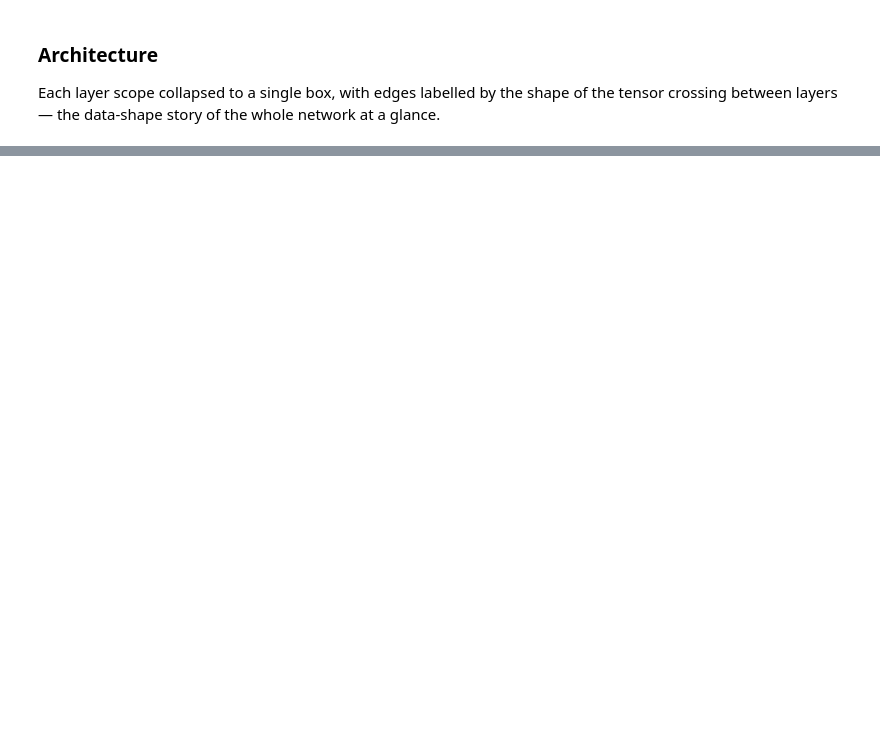
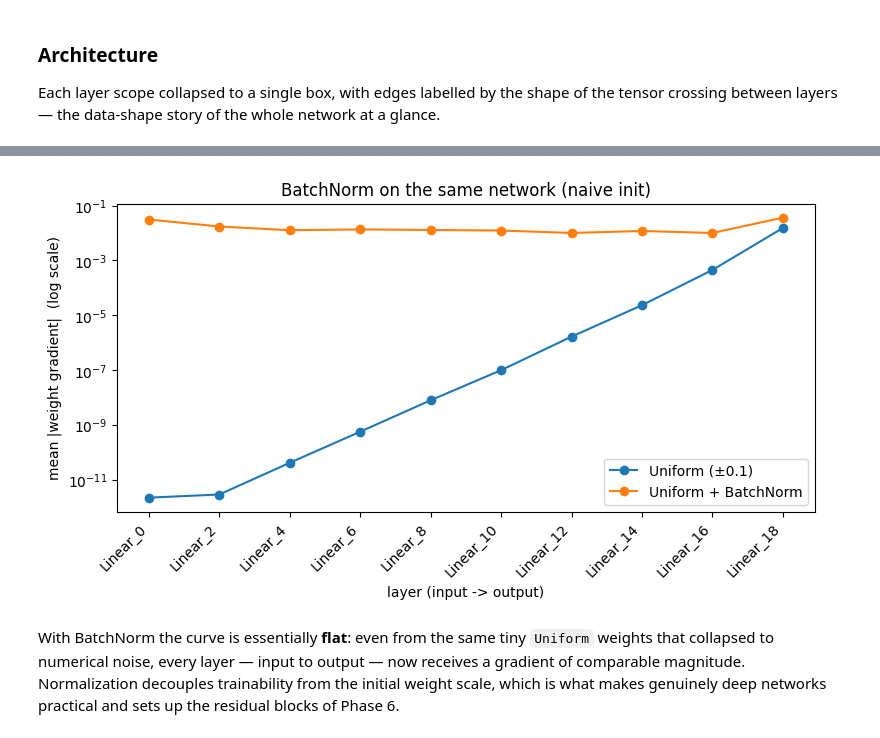
Before and after one commit to thesimonho/babygrad, a Jupyter notebook: notebooks/phase5_visualization.ipynb, the cells around one changed output, grey strips where cells are left out. Saved outputs shown, nothing was run; the diff lists cells and outputs as text; code cells hidden in the pictures; blank space fills up the shorter version.

```diff
--- a/notebooks/phase5_visualization.ipynb
+++ b/notebooks/phase5_visualization.ipynb
@@ -176,0 +248,13 @@ This is exactly what the rest of Phase 5 and Phase 6 address: better **weight in
+# %%
+normed = deep_stack(Uniform, batchnorm=True)
+CCE().forward(y, normed.forward(x)).backward()
+normed_mags = layer_grad_magnitudes(normed)
+
+plot_magnitudes(
+    [("Uniform (±0.1)", naive_mags), ("Uniform + BatchNorm", normed_mags)],
+    "BatchNorm on the same network (naive init)",
+)
+# %% [output]
+[figure, added]
+# %% [markdown]
+With BatchNorm the curve is essentially **flat**: even from the same tiny `Uniform` weights that collapsed to numerical noise, every layer — input to output — now receives a gradient of comparable magnitude. Normalization decouples trainability from the initial weight scale, which is what makes genuinely deep networks practical and sets up the residual blocks of Phase 6.
```
Also changed, not shown: parts of 15 cells of this notebook.
